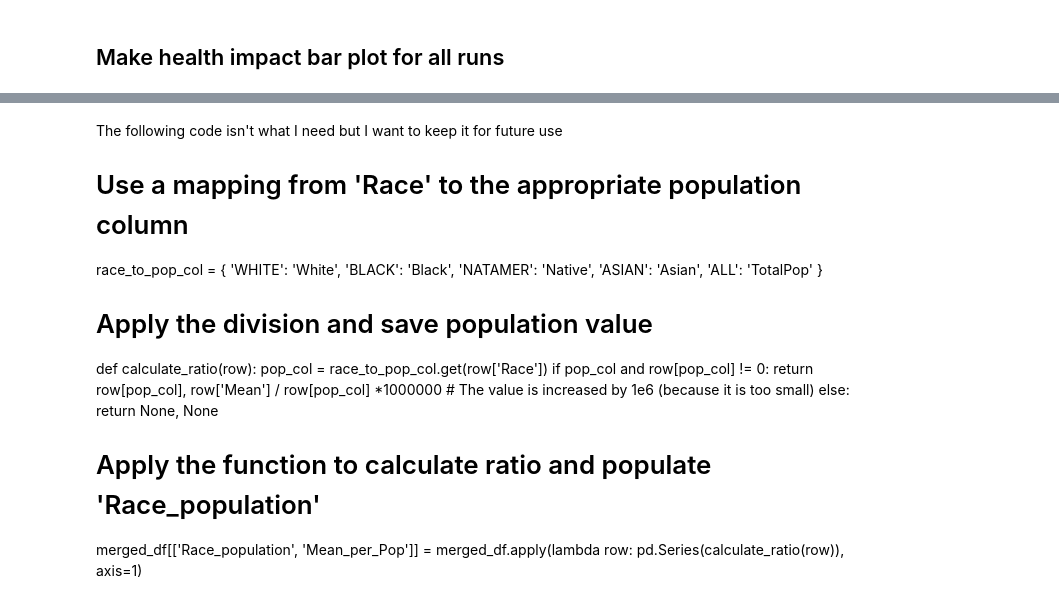
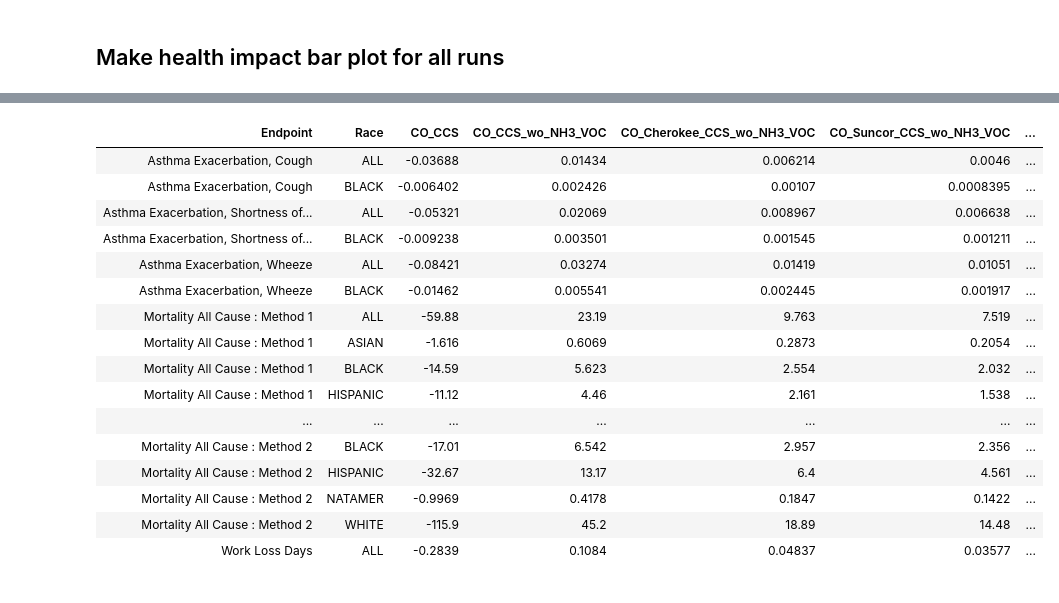
Before and after one commit to CarbonSolutions/LOCAETA_AQ, a Jupyter notebook: notebooks/BenMAP_output_analysis_final.ipynb, the cells around one changed output, grey strips where cells are left out. Saved outputs shown, nothing was run; the diff lists cells and outputs as text; code cells hidden in the pictures.

```diff
--- a/notebooks/BenMAP_output_analysis_final.ipynb
+++ b/notebooks/BenMAP_output_analysis_final.ipynb
@@ -824,24 +959,0 @@ Mortality All Cause by Pope et al.   654.1        2228.0
-# %%
-import pandas as pd
-import os
-
-main_dir = '/Users/yunhalee/Documents/LOCAETA/LOCAETA_AQ/outputs/model_analysis/'
-run_list = ['LA_CCS', 'LA_CCS_noNH3'] # ['CO_CCS', 'CO_CCS_wo_NH3_VOC', 'CO_Suncor_wo_NH3_VOC','CO_Cherokee_wo_NH3_VOC', 'NEI_no_Landfill_2001411']
-target_file = 'area_weighted_averages.csv'
-
-combined_df = None
-
-for run in run_list:
-    output_path = os.path.join(main_dir, run)
-    df = pd.read_csv(output_path + '/'+target_file)
-
-    df.rename(columns={"Area-Weighted Average": run}, inplace=True)
-
-    # Merge on 'Species' column
-    if combined_df is None:
-        combined_df = df  # First dataframe, set as base
-    else:
-        combined_df = pd.merge(combined_df, df, on="Species", how="outer")
-
-# Print and check final DataFrame
-print(combined_df)
@@ -905,23 +960,24 @@ plt.show()
-# %% [markdown]
-The following code isn't what I need but I want to keep it for future use
-
-
-# Use a mapping from 'Race' to the appropriate population column
-race_to_pop_col = {
-    'WHITE': 'White',
-    'BLACK': 'Black',
-    'NATAMER': 'Native',
-    'ASIAN': 'Asian',
-    'ALL': 'TotalPop'
-}
-
-# Apply the division and save population value
-def calculate_ratio(row):
-    pop_col = race_to_pop_col.get(row['Race'])
-    if pop_col and row[pop_col] != 0:
-        return row[pop_col], row['Mean'] / row[pop_col] *1000000  # The value is increased by 1e6 (because it is too small)
-    else:
-        return None, None
-
-# Apply the function to calculate ratio and populate 'Race_population'
-merged_df[['Race_population', 'Mean_per_Pop']] = merged_df.apply(lambda row: pd.Series(calculate_ratio(row)), axis=1)
+# %%
+import pandas as pd
+from great_tables import GT
+
+
+GT(combined_df)
+# %% [output]
+| Endpoint | Race | CO_CCS | CO_CCS_wo_NH3_VOC | CO_Cherokee_CCS_wo_NH3_VOC | CO_Suncor_CCS_wo_NH3_VOC | ... |
+| Asthma Exacerbation, Cough | ALL | -0.03688 | 0.01434 | 0.006214 | 0.0046 | ... |
+| Asthma Exacerbation, Cough | BLACK | -0.006402 | 0.002426 | 0.00107 | 0.0008395 | ... |
+| Asthma Exacerbation, Shortness of... | ALL | -0.05321 | 0.02069 | 0.008967 | 0.006638 | ... |
+| Asthma Exacerbation, Shortness of... | BLACK | -0.009238 | 0.003501 | 0.001545 | 0.001211 | ... |
+| Asthma Exacerbation, Wheeze | ALL | -0.08421 | 0.03274 | 0.01419 | 0.01051 | ... |
+| Asthma Exacerbation, Wheeze | BLACK | -0.01462 | 0.005541 | 0.002445 | 0.001917 | ... |
+| Mortality All Cause : Method 1 | ALL | -59.88 | 23.19 | 9.763 | 7.519 | ... |
+| Mortality All Cause : Method 1 | ASIAN | -1.616 | 0.6069 | 0.2873 | 0.2054 | ... |
+| Mortality All Cause : Method 1 | BLACK | -14.59 | 5.623 | 2.554 | 2.032 | ... |
+| Mortality All Cause : Method 1 | HISPANIC | -11.12 | 4.46 | 2.161 | 1.538 | ... |
+| ... | ... | ... | ... | ... | ... | ... |
+| Mortality All Cause : Method 2 | BLACK | -17.01 | 6.542 | 2.957 | 2.356 | ... |
+| Mortality All Cause : Method 2 | HISPANIC | -32.67 | 13.17 | 6.4 | 4.561 | ... |
+| Mortality All Cause : Method 2 | NATAMER | -0.9969 | 0.4178 | 0.1847 | 0.1422 | ... |
+| Mortality All Cause : Method 2 | WHITE | -115.9 | 45.2 | 18.89 | 14.48 | ... |
+| Work Loss Days | ALL | -0.2839 | 0.1084 | 0.04837 | 0.03577 | ... |
```
Also changed, not shown: parts of 5 cells of this notebook, 5 other files.
